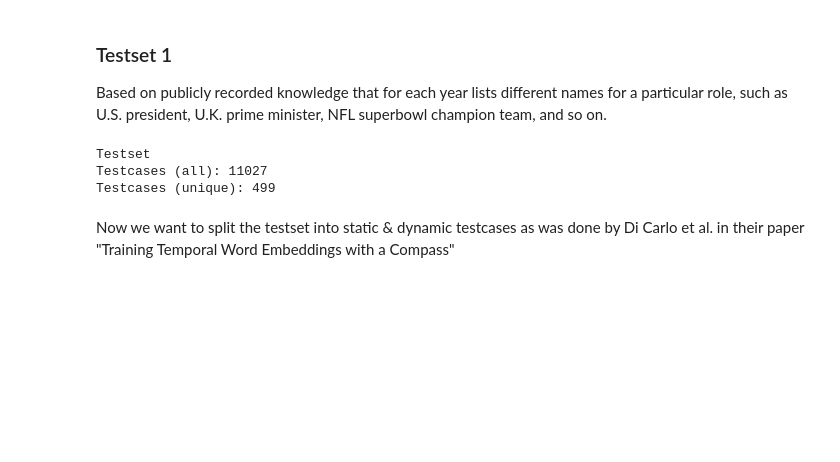
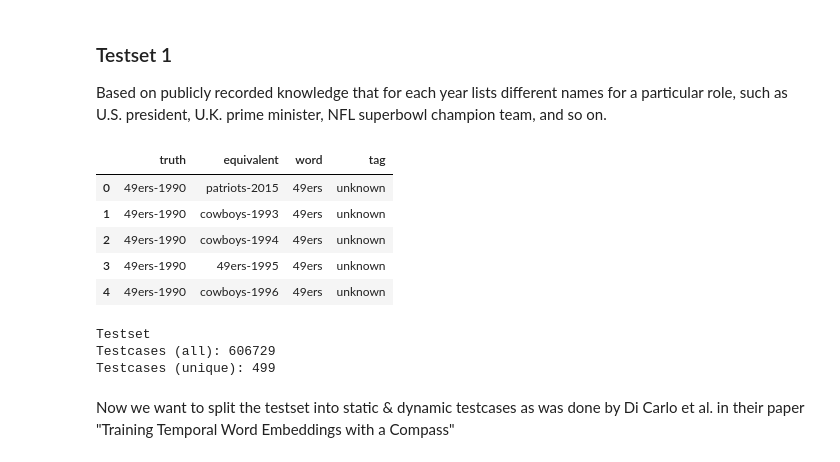
Before and after one commit to FlackoJodye1/temporal-word-embeddings, a Jupyter notebook: notebooks/analysis-quantitative/reproduction-twec-results.ipynb, the cells around one changed output. Saved outputs shown, nothing was run; the diff lists cells and outputs as text; code cells hidden in the pictures; blank space fills up the shorter version.

```diff
--- a/notebooks/analysis-quantitative/reproduction-twec-results.ipynb
+++ b/notebooks/analysis-quantitative/reproduction-twec-results.ipynb
@@ -30,5 +31,14 @@ path_to_static_model = Path("../../model") / "nyt-data" / "static"
 
 Based on publicly recorded knowledge that for each year lists different names for a particular role, such as U.S. president, U.K. prime minister, NFL superbowl champion team, and so on.
 # %%
-test_data_1_all = pd.read_csv(path_to_test_data / "testset_1.csv")
+test_data = pd.read_csv(path_to_test_data / "testset_1_enriched.csv")
+# %%
+test_data.head()
+# %% [output]
+|  | truth | equivalent | word | tag |
+| 0 | 49ers-1990 | patriots-2015 | 49ers | unknown |
+| 1 | 49ers-1990 | cowboys-1993 | 49ers | unknown |
+| 2 | 49ers-1990 | cowboys-1994 | 49ers | unknown |
+| 3 | 49ers-1990 | 49ers-1995 | 49ers | unknown |
+| 4 | 49ers-1990 | cowboys-1996 | 49ers | unknown |
 # %%
@@ -40,10 +50,10 @@ test_cases_1_all = test_data_1_all['truth'].unique()
 # %%
 print("Testset")
-print(f"Testcases (all): {len(test_data_1_all)}")
-print(f"Testcases (unique): {len(test_cases_1_all)}")
+print(f"Testcases (all): {len(test_data)}")
+print(f"Testcases (unique): {len(test_cases)}")
 # %% [output]
 Testset
-Testcases (all): 11027
+Testcases (all): 606729
 Testcases (unique): 499
 # %% [markdown]
 Now we want to split the testset into static & dynamic testcases as was done by Di Carlo et al. in their paper "Training Temporal Word Embeddings with a Compass"
```
Also changed, not shown: parts of 41 cells of this notebook, 12 other files.
